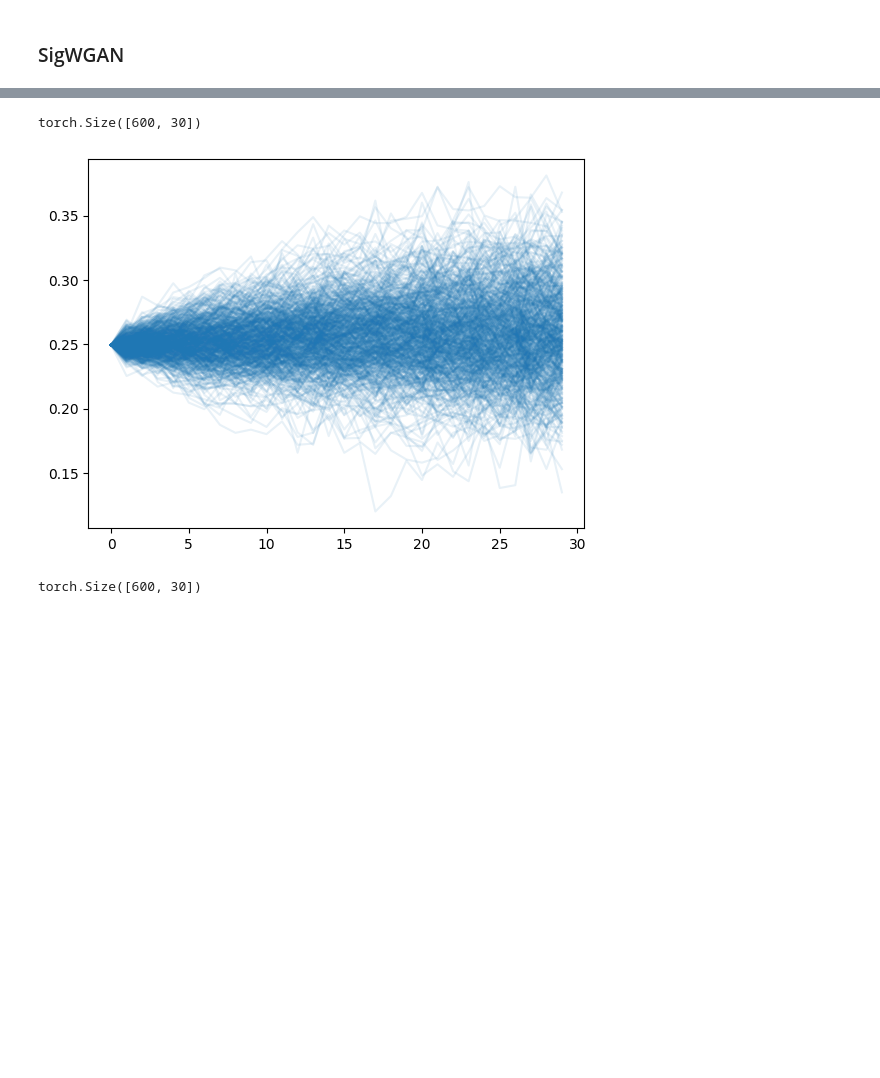
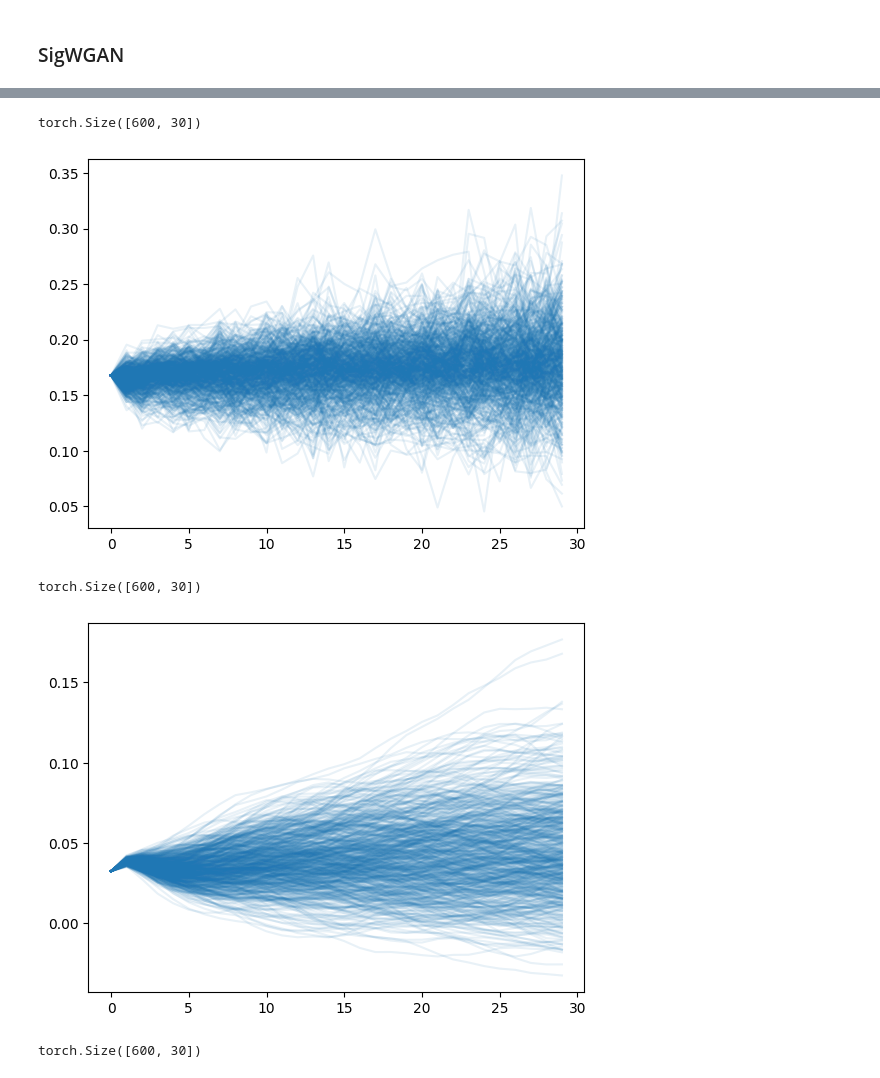
Before and after one commit to levi0206/Signature-GAN, a Jupyter notebook: sigwgan.ipynb, the cells around one changed output, grey strips where cells are left out. Cells and saved outputs as stored; diff of their text form; code cells hidden in the pictures; blank space fills up the shorter version.

```diff
--- a/sigwgan.ipynb
+++ b/sigwgan.ipynb
@@ -196,14 +154,23 @@ plt.show()
 # %%
 with torch.no_grad():
-    x_fake = G(600, sigwgan_config['window_size'], sigwgan_config['device'])
+    x_fake = logsig_SigWGAN.G(600, data_config['window_size'], sigwgan_config['device'])
 
 for i in range(x_real_dim):
     plt.plot(to_numpy(x_fake[:600, :, i]).T, 'C%s' % i, alpha=0.1)
-# plt.close()
 print(x_fake[:600, :, i].shape)
 # %% [output]
 torch.Size([600, 30])
-[figure, old version]
+[figure, new version]
+# %%
+with torch.no_grad():
+    lstm_x_fake = lstm_SigWGAN.G(600, data_config['window_size'], sigwgan_config['device'])
+
+for i in range(x_real_dim):
+    plt.plot(to_numpy(lstm_x_fake[:600, :, i]).T, 'C%s' % i, alpha=0.1)
+print(lstm_x_fake[:600, :, i].shape)
+# %% [output]
+torch.Size([600, 30])
+[figure, added]
 # %%
 for i in range(x_real_dim):
     plt.plot(to_numpy(x_real_rolled[:600, :, i]).T, 'C%s' % i, alpha=0.1)
```
Also changed, not shown: parts of 17 cells of this notebook, 1 other file.
